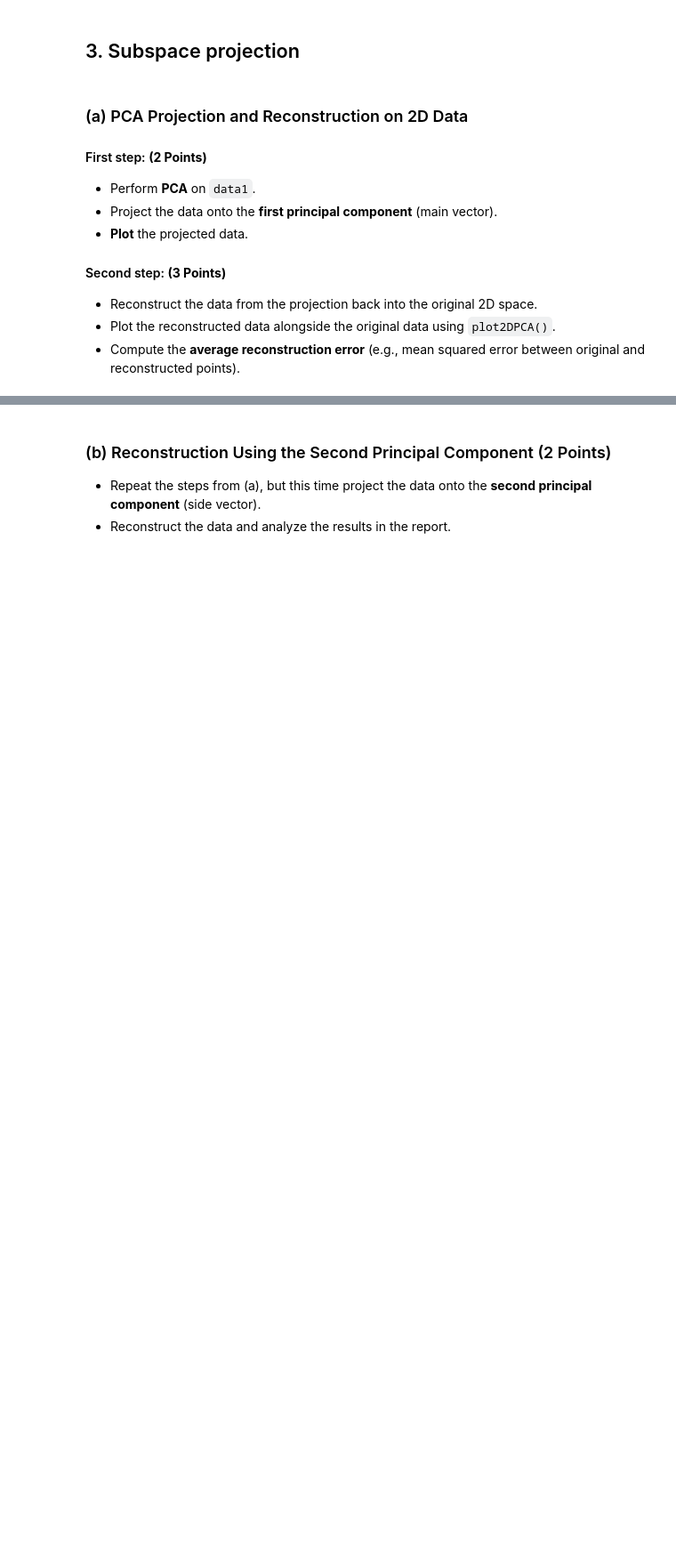
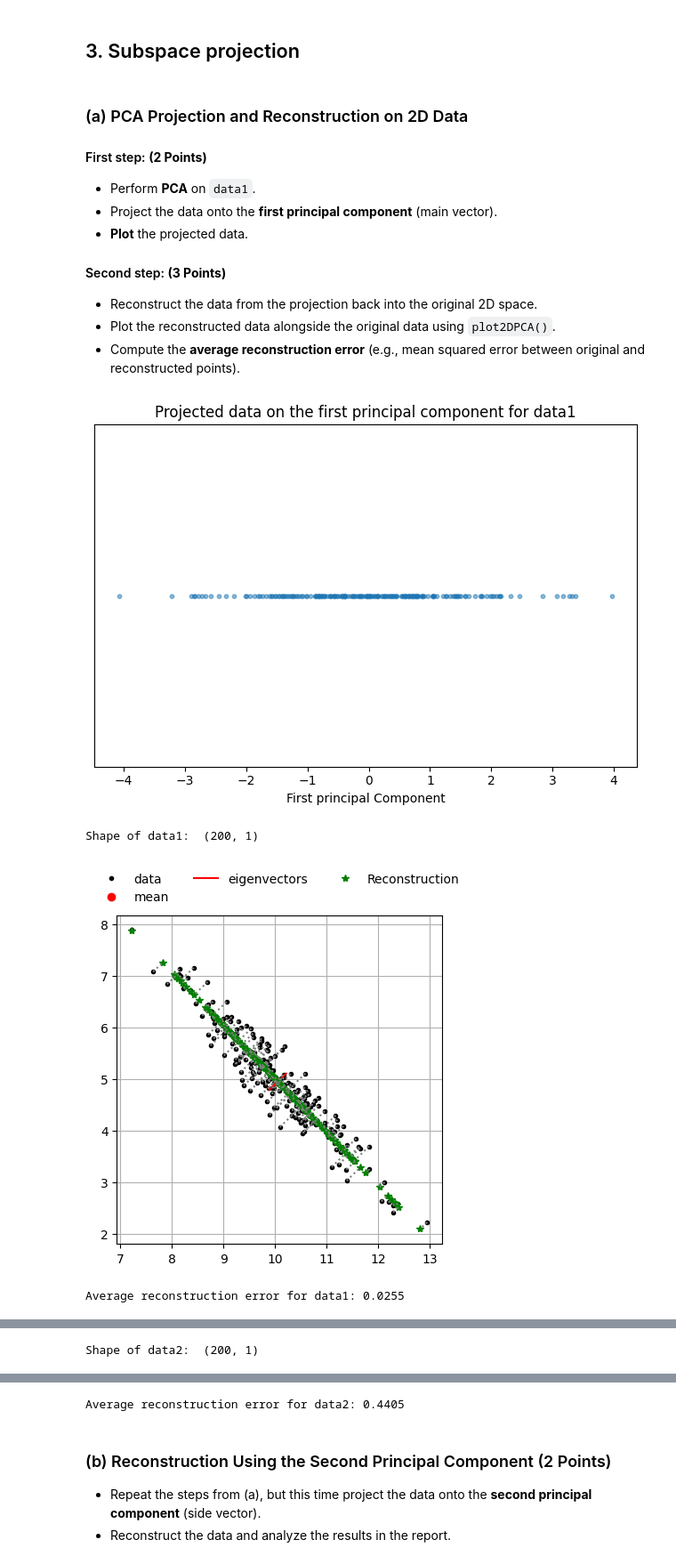
Before and after one commit to sknbsm04/Assignment1, a Jupyter notebook: notebook.ipynb, the cells around one changed output, grey strips where cells are left out. Shown at 89% size. Drawn from its saved outputs; the diff is of its cells as text; code cells hidden in the pictures; blank space fills up the shorter version.

```diff
--- a/notebook.ipynb
+++ b/notebook.ipynb
@@ -207,0 +247,75 @@ print(f"Average reconstruction error for data2: {reconstruction_error_data2:.4f}
+# %%
+# TODO: Apply PCA and project to first component
+X_reduced, eigVec_reduced, eigVal_reduced, mean = pca(data1, 1)
+
+# TODO: Visualize projection
+plt.scatter(X_reduced[:,0], np.zeros(X_reduced.shape[0]), alpha=0.5, s=10)
+plt.title("Projected data on the first principal component for data1")
+
+plt.xlabel("First principal Component")
+plt.yticks([])
+plt.tight_layout()
+plt.show()
+
+# TODO: Print the shape of the projected data
+print("Shape of data1: ", X_reduced.shape)
+
+# TODO: Reconstruct from projection
+X_reconstructed = mean + X_reduced @ eigVec_reduced.T
+
+# TODO: Plot reconstruction and compare to original
+X, eigVec, eigVal, mean = pca(data1)
+
+plot2DPCA(
+    data=data1,
+    mju=mean,
+    eigVec=eigVec,
+    eigVal=eigVal,
+    recData=X_reconstructed,
+    showReconstruction=True
+)
+
+# TODO: Compute reconstruction error and print it
+reconstruction_error_data1 = np.mean((data1 - X_reconstructed) ** 2)
+
+print(f"Average reconstruction error for data1: {reconstruction_error_data1:.4f}")
+
+# TODO : Repeat for data2 and compare results
+X_reduced2, eigVec_reduced2, eigVal_reduced2, mean2 = pca(data2, 1)
+
+# TODO: Visualize projection
+plt.scatter(X_reduced2[:,0], np.zeros(X_reduced2.shape[0]), alpha=0.5, s=10)
+plt.title("Projected data on the first principal component for data2")
+
+plt.xlabel("First principal Component")
+plt.yticks([])
+plt.tight_layout()
+plt.show()
+
+# TODO: Print the shape of the projected data
+print("Shape of data2: ", X_reduced2.shape)
+
+# TODO: Reconstruct from projection
+X_reconstructed2 = mean2 + X_reduced2 @ eigVec_reduced2.T
+
+# TODO: Plot reconstruction and compare to original
+X2, eigVec2, eigVal2, mean2 = pca(data2)
+
+plot2DPCA(
+    data=data2,
+    mju=mean2,
+    eigVec=eigVec2,
+    eigVal=eigVal2,
+    recData=X_reconstructed2,
+    showReconstruction=True
+)
+
+# TODO: Compute reconstruction error and print it
+reconstruction_error_data2 = np.mean((data2 - X_reconstructed2) ** 2)
+
+print(f"Average reconstruction error for data2: {reconstruction_error_data2:.4f}")
+# %% [output]
+[figure, added]
+Shape of data1:  (200, 1)
+[figure, added]
+Average reconstruction error for data1: 0.0255
@@ -207,0 +323 @@ print(f"Average reconstruction error for data2: {reconstruction_error_data2:.4f}
+Shape of data2:  (200, 1)
@@ -208,3 +325,4 @@ print(f"Average reconstruction error for data2: {reconstruction_error_data2:.4f}
+Average reconstruction error for data2: 0.4405
 # %% [markdown]
 ### (b) Reconstruction Using the Second Principal Component (2 Points)
 
```
Also changed, not shown: parts of 10 cells of this notebook.
